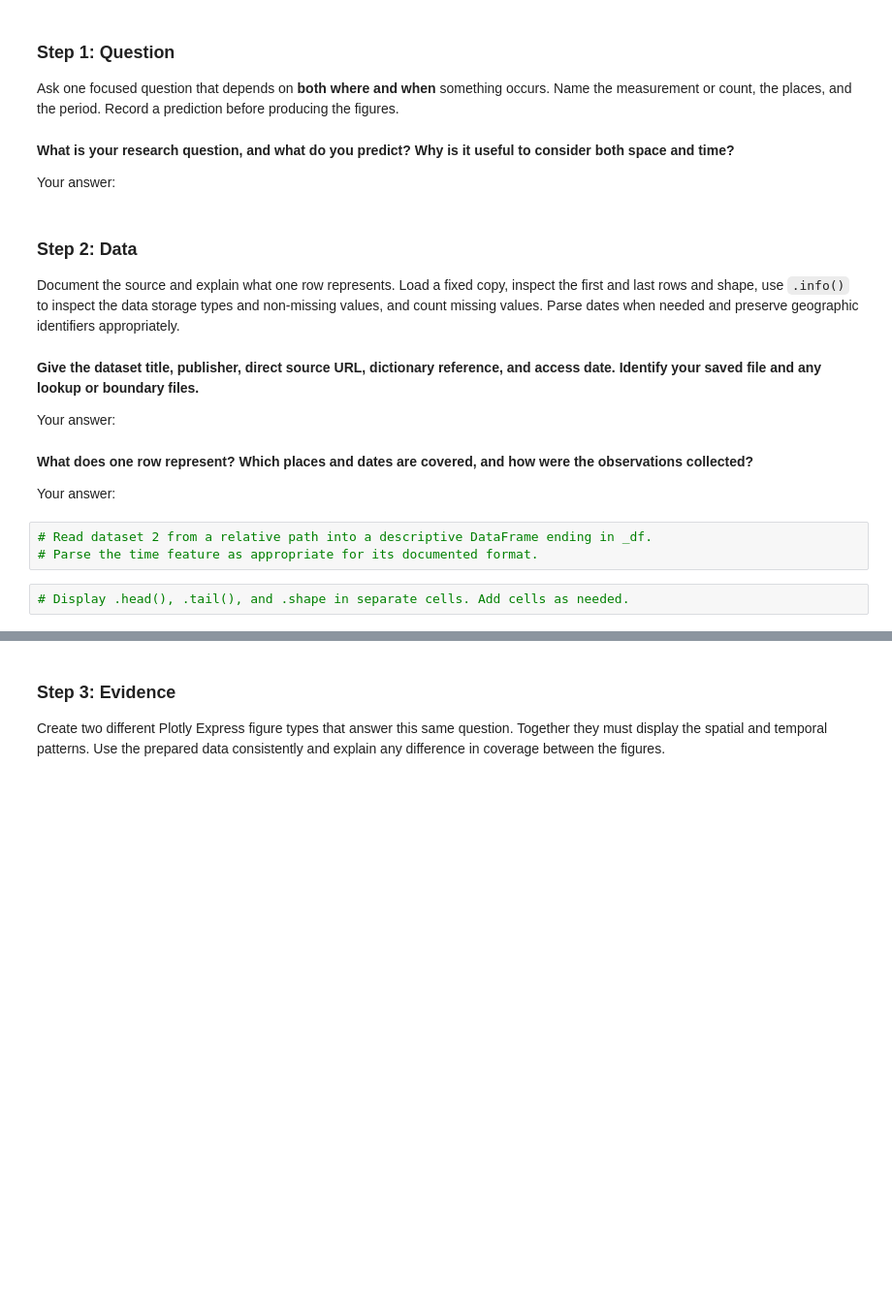
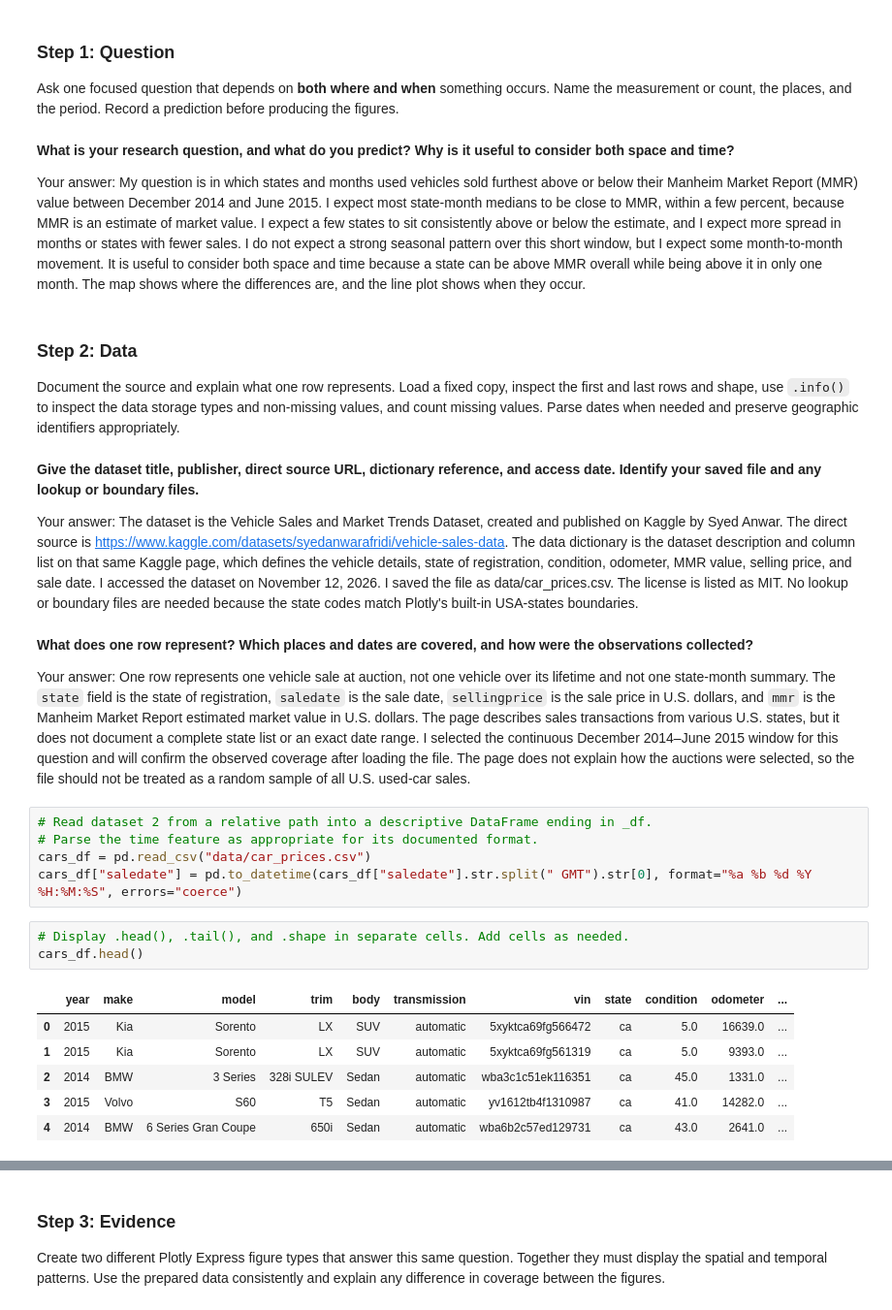
Before and after one commit to JPDeuce/Data_Visualization_and_Modeling_Campus, a Jupyter notebook: week03/lab/Lab - Relationships in Space and Time.ipynb, the cells around one changed output, grey strips where cells are left out. Shown at 97% size. Drawn from its saved outputs; the diff is of its cells as text; blank space fills up the shorter version.

Commit message:
Completed Lab - Relationships in Space and Time

```diff
--- a/week03/lab/Lab - Relationships in Space and Time.ipynb
+++ b/week03/lab/Lab - Relationships in Space and Time.ipynb
@@ -225,7 +372,7 @@ Ask one focused question that depends on **both where and when** something occur
 # %% [markdown]
 **What is your research question, and what do you predict? Why is it useful to consider both space and time?**
 
-Your answer:
+Your answer: My question is in which states and months used vehicles sold furthest above or below their Manheim Market Report (MMR) value between December 2014 and June 2015. I expect most state-month medians to be close to MMR, within a few percent, because MMR is an estimate of market value. I expect a few states to sit consistently above or below the estimate, and I expect more spread in months or states with fewer sales. I do not expect a strong seasonal pattern over this short window, but I expect some month-to-month movement. It is useful to consider both space and time because a state can be above MMR overall while being above it in only one month. The map shows where the differences are, and the line plot shows when they occur.
 # %% [markdown]
 ### Step 2: Data
 
@@ -233,13 +380,23 @@ Document the source and explain what one row represents. Load a fixed copy, insp
 # %% [markdown]
 **Give the dataset title, publisher, direct source URL, dictionary reference, and access date. Identify your saved file and any lookup or boundary files.**
 
-Your answer:
+Your answer: The dataset is the Vehicle Sales and Market Trends Dataset, created and published on Kaggle by Syed Anwar. The direct source is https://www.kaggle.com/datasets/syedanwarafridi/vehicle-sales-data. The data dictionary is the dataset description and column list on that same Kaggle page, which defines the vehicle details, state of registration, condition, odometer, MMR value, selling price, and sale date. I accessed the dataset on November 12, 2026. I saved the file as data/car_prices.csv. The license is listed as MIT. No lookup or boundary files are needed because the state codes match Plotly's built-in USA-states boundaries.
 # %% [markdown]
 **What does one row represent? Which places and dates are covered, and how were the observations collected?**
 
-Your answer:
+Your answer: One row represents one vehicle sale at auction, not one vehicle over its lifetime and not one state-month summary. The `state` field is the state of registration, `saledate` is the sale date, `sellingprice` is the sale price in U.S. dollars, and `mmr` is the Manheim Market Report estimated market value in U.S. dollars. The page describes sales transactions from various U.S. states, but it does not document a complete state list or an exact date range. I selected the continuous December 2014–June 2015 window for this question and will confirm the observed coverage after loading the file. The page does not explain how the auctions were selected, so the file should not be treated as a random sample of all U.S. used-car sales.
 # %%
 # Read dataset 2 from a relative path into a descriptive DataFrame ending in _df.
 # Parse the time feature as appropriate for its documented format.
+cars_df = pd.read_csv("data/car_prices.csv")
+cars_df["saledate"] = pd.to_datetime(cars_df["saledate"].str.split(" GMT").str[0], format="%a %b %d %Y %H:%M:%S", errors="coerce")
 # %%
 # Display .head(), .tail(), and .shape in separate cells. Add cells as needed.
+cars_df.head()
+# %% [output]
+|  | year | make | model | trim | body | transmission | vin | state | condition | odometer | ... |
+| 0 | 2015 | Kia | Sorento | LX | SUV | automatic | 5xyktca69fg566472 | ca | 5.0 | 16639.0 | ... |
+| 1 | 2015 | Kia | Sorento | LX | SUV | automatic | 5xyktca69fg561319 | ca | 5.0 | 9393.0 | ... |
+| 2 | 2014 | BMW | 3 Series | 328i SULEV | Sedan | automatic | wba3c1c51ek116351 | ca | 45.0 | 1331.0 | ... |
+| 3 | 2015 | Volvo | S60 | T5 | Sedan | automatic | yv1612tb4f1310987 | ca | 41.0 | 14282.0 | ... |
+| 4 | 2014 | BMW | 6 Series Gran Coupe | 650i | Sedan | automatic | wba6b2c57ed129731 | ca | 43.0 | 2641.0 | ... |
```
Also changed, not shown: parts of 41 cells of this notebook, 2 other files.
